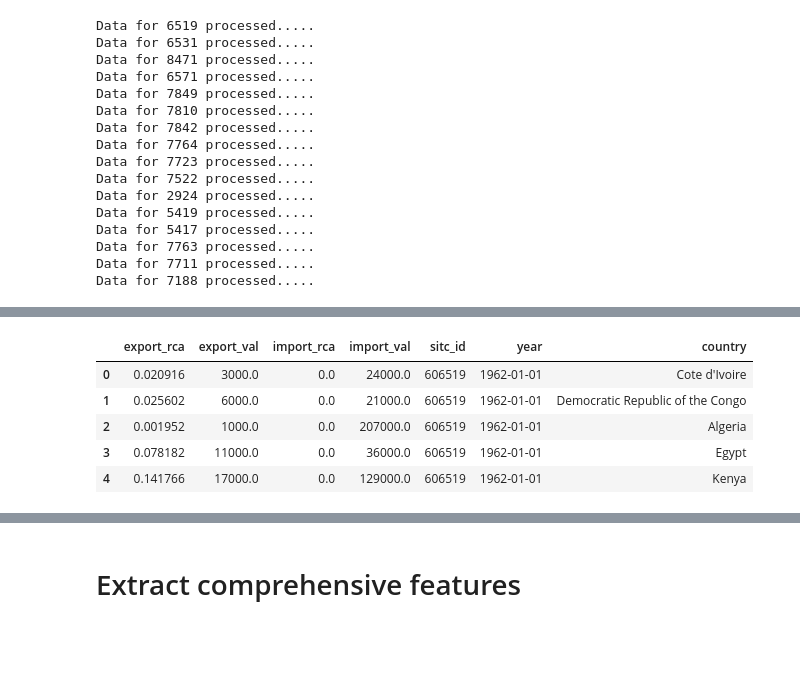
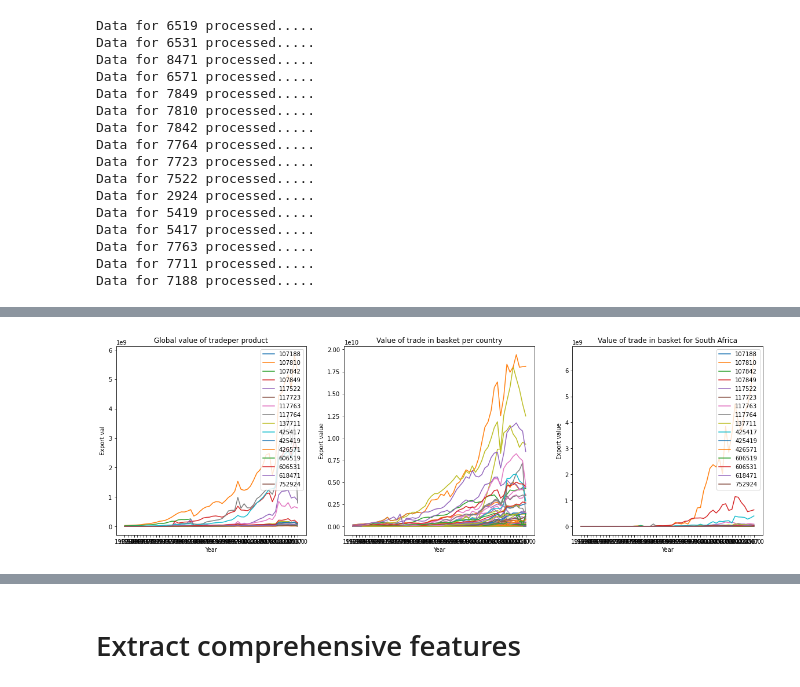
Before and after one commit to GarethWilhelm/TS-Feature-Clustering, a Jupyter notebook: data_prep.ipynb, the cells around one changed output, grey strips where cells are left out. Cells and saved outputs as stored; diff of their text form; code cells hidden in the pictures; blank space fills up the shorter version.

Commit message:
aggregate plots per country per product

```diff
--- a/data_prep.ipynb
+++ b/data_prep.ipynb
@@ -192,6 +187,7 @@ trade_dframe.head()
 # %%
+trade_df = create_df(PATH)
 country_list = pd.read_csv('list_countries.csv',usecols=['id','name'],
                         na_values='',na_filter=True)
 country_list.rename(columns=lambda x: x.replace('name','country'), inplace=True)
 country_list.rename(columns=lambda x: x.replace('id','origin_id'), inplace=True)
-trade_dframe = trade_dframe.merge(country_list, on=['origin_id'],how='left')
+country_list.head(2)
@@ -197,0 +198,5 @@ trade_dframe = trade_dframe.merge(country_list, on=['origin_id'],how='left')
+# %%
+trade_dframe = trade_df.merge(country_list, on=['origin_id'],how='inner')
+trade_dframe['sitc_id'].astype('category')
+trade_dframe.drop(['origin_id'],axis=1,inplace=True)
+trade_dframe.head(2)
@@ -211,9 +211,30 @@ dtype: int64
-# %%
-trade_dframe.head()
-# %% [output]
-|  | export_rca | export_val | import_rca | import_val | sitc_id | year | country |
-| 0 | 0.020916 | 3000.0 | 0.0 | 24000.0 | 606519 | 1962-01-01 | Cote d'Ivoire |
-| 1 | 0.025602 | 6000.0 | 0.0 | 21000.0 | 606519 | 1962-01-01 | Democratic Republic of the Congo |
-| 2 | 0.001952 | 1000.0 | 0.0 | 207000.0 | 606519 | 1962-01-01 | Algeria |
-| 3 | 0.078182 | 11000.0 | 0.0 | 36000.0 | 606519 | 1962-01-01 | Egypt |
-| 4 | 0.141766 | 17000.0 | 0.0 | 129000.0 | 606519 | 1962-01-01 | Kenya |
+# %%
+agg_product = pd.pivot_table(trade_dframe, index='year', columns='sitc_id', values='export_val', aggfunc=np.mean)
+agg_product.fillna(0,inplace=True)
+agg_country = pd.pivot_table(trade_dframe, index='year', columns='country', values='export_val', aggfunc=np.mean)
+agg_south_africa = pd.pivot_table(trade_dframe[trade_dframe.country=="South Africa"], index='year', columns='sitc_id', values='export_val', aggfunc=np.mean)
+agg_south_africa.fillna(0,inplace=True)
+# %%
+plt.figure(figsize=(20, 6))
+plt.subplot(131)
+plt.plot(agg_product) #/ agg_year_item.mean(0)[np.newaxis])
+plt.title("Global value of tradeper product")
+plt.xlabel("Year")
+plt.legend(agg_product.columns,loc="upper right")
+plt.ylabel("Export val")
+
+plt.subplot(132)
+plt.plot(agg_country) #/ agg_year_store.mean(0)[np.newaxis])
+plt.title("Value of trade in basket per country")
+plt.xlabel("Year")
+plt.ylabel("Export value")
+
+plt.subplot(133)
+plt.plot(agg_south_africa) #/ agg_year_store.mean(0)[np.newaxis])
+plt.title("Value of trade in basket for South Africa")
+plt.xlabel("Year")
+plt.legend(agg_south_africa.columns,loc="upper right")
+plt.ylabel("Export value")
+plt.show()
+# %% [output]
+[figure, added]
```
Also changed, not shown: parts of 17 cells of this notebook.
